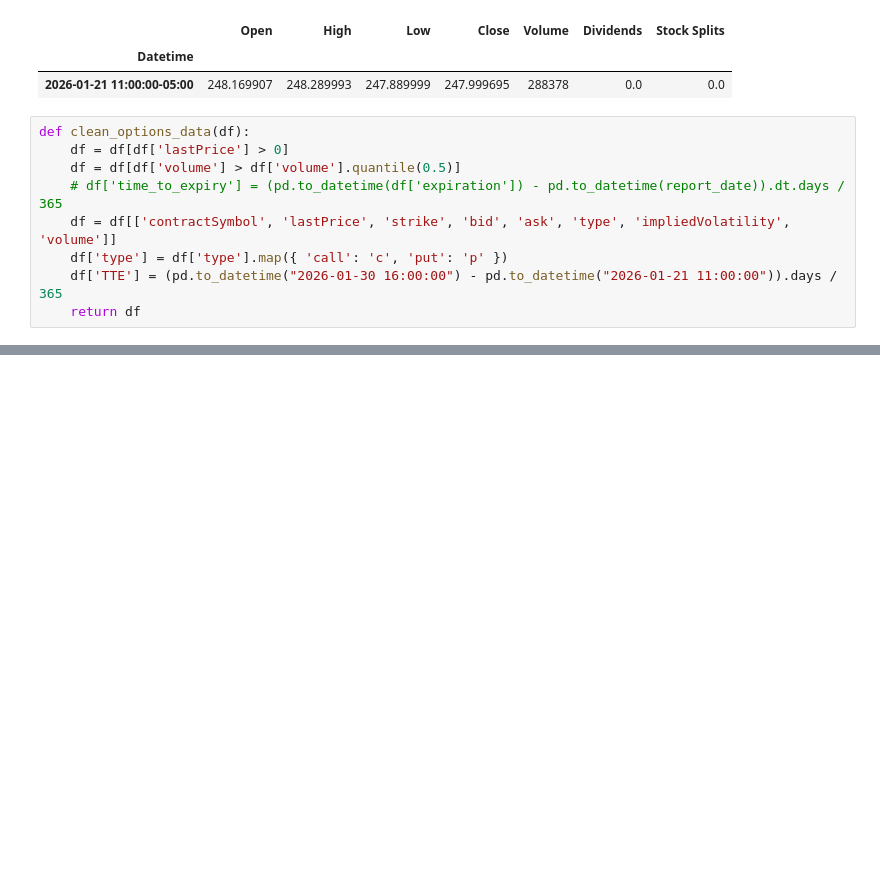
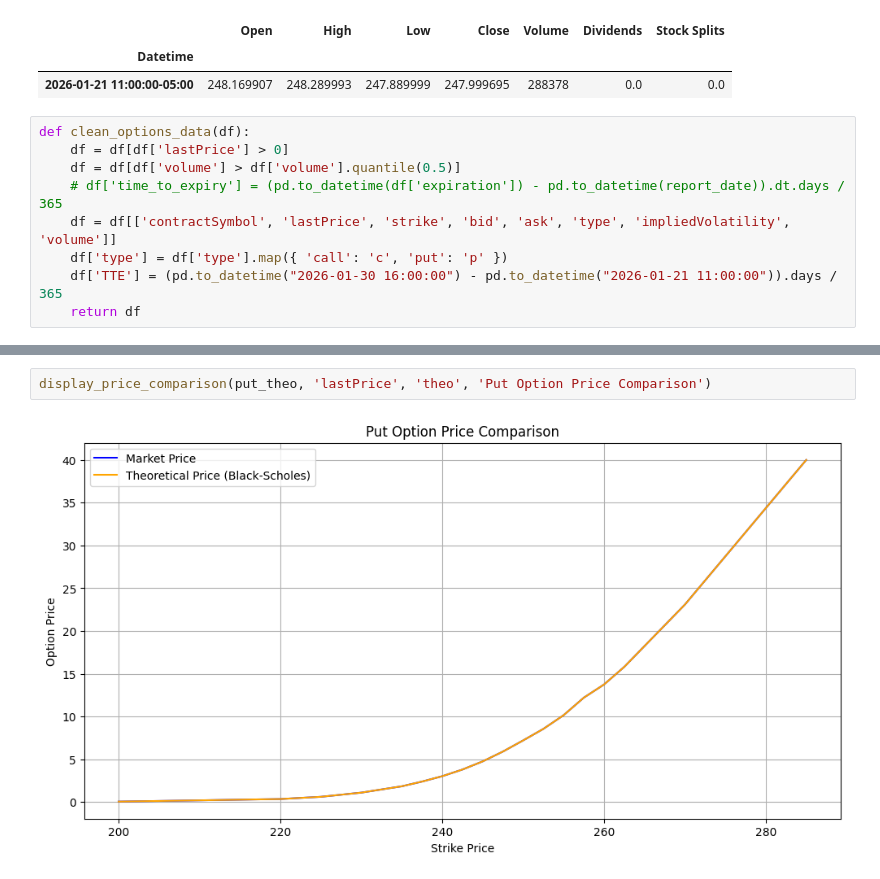
Before and after one commit to Starkl7/Options_analysis, a Jupyter notebook: check_vol.ipynb, the cells around one changed output, grey strips where cells are left out. Saved outputs shown, nothing was run; the diff lists cells and outputs as text; blank space fills up the shorter version.

```diff
--- a/check_vol.ipynb
+++ b/check_vol.ipynb
@@ -114,0 +223,4 @@ plt.show()
+# %%
+display_price_comparison(put_theo, 'lastPrice', 'theo', 'Put Option Price Comparison')
+# %% [output]
+[figure, added]
```
Also changed, not shown: parts of 16 cells of this notebook.
